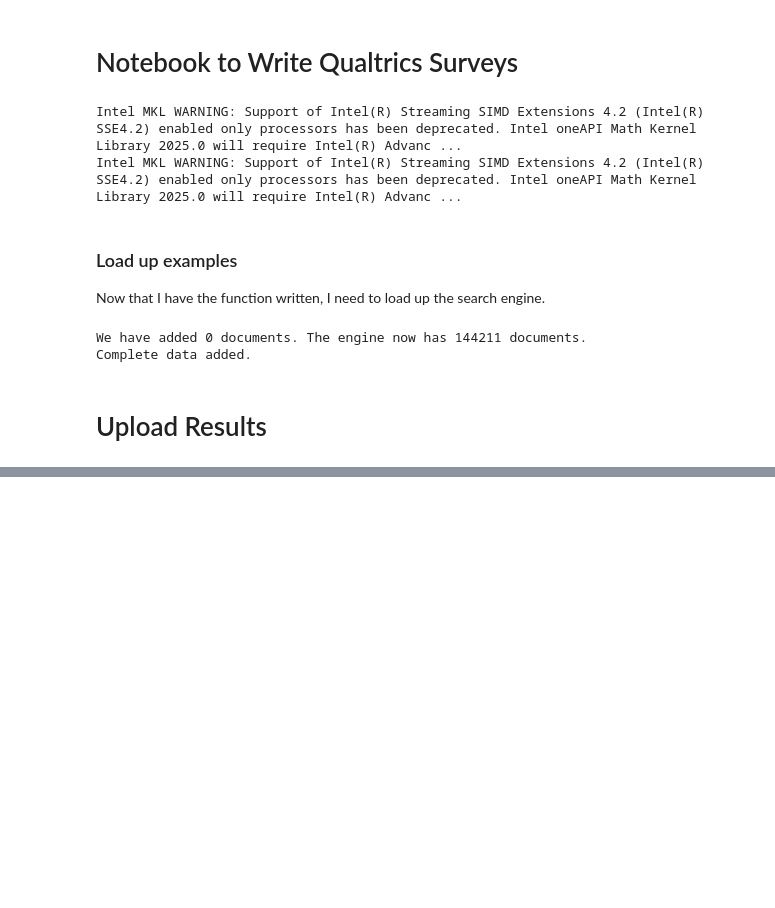
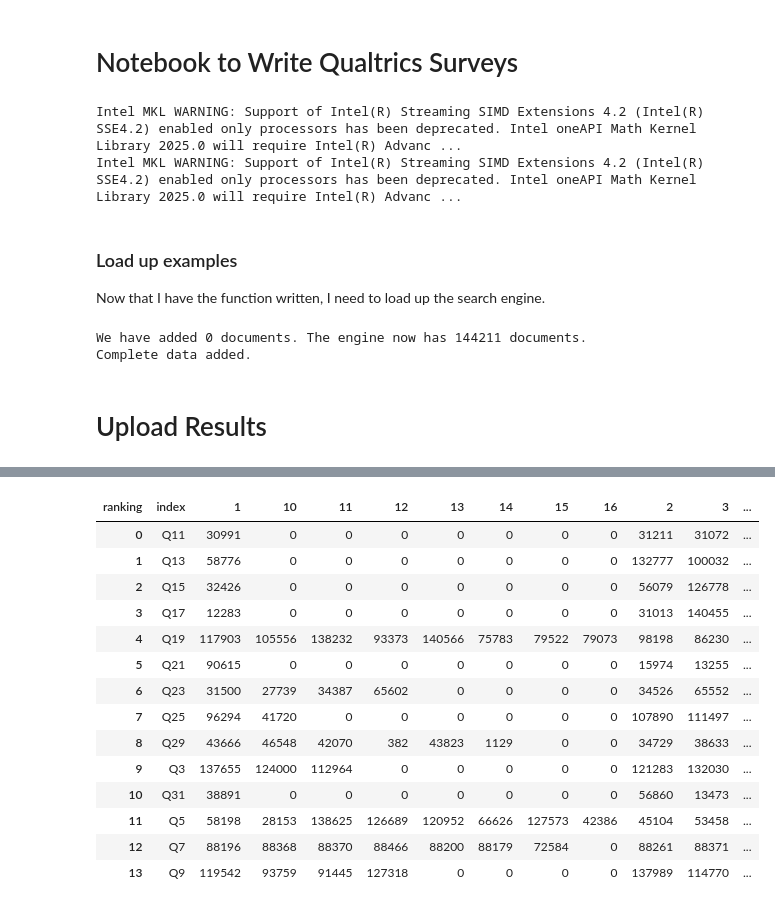
Before and after one commit to scmcqueen/StarTrek_SearchEngine, a Jupyter notebook: qsf_filler.ipynb, the cells around one changed output, grey strips where cells are left out. Saved outputs shown, nothing was run; the diff lists cells and outputs as text; code cells hidden in the pictures; blank space fills up the shorter version.

Commit message:
read in results

```diff
--- a/qsf_filler.ipynb
+++ b/qsf_filler.ipynb
@@ -297,0 +256,3 @@ print(df_rankings.head())
+# %%
+ranking_cols = [x for x in list(cols) if '_' in x]
+results[ranking_cols]
@@ -297,0 +290,48 @@ print(df_rankings.head())
+# %%
+col_results = results[ranking_cols].T
+col_results.dropna(inplace=True)
+col_results.columns = ['question','id','ranking']
+col_results = col_results.reset_index()
+col_results['quote']=col_results['question'].apply(lambda x: x[x.index('-')+2:])
+col_results['index'] = col_results['index'].apply(lambda x: x[:x.index('_')])
+# %%
+col_results['quote_id']=col_results['quote'].apply(lambda x: questions_ids[questions_ids.choices==x]['indices'].values[0])
+# %%
+map = {'Q3':'doctor',
+       'Q5':'dream',
+       'Q7':'candle',
+       'Q9':'counselor',
+       'Q11':'molly',
+       'Q13':'child',
+       'Q15':'religion',
+       'Q17':'story',
+       'Q19':'humanity',
+       'Q21':'prune',
+       'Q23':'engineer',
+       'Q25':'struggle',
+       'Q27':'inequality',
+       'Q29':'prophets',
+       'Q31':'bajor'
+       }
+# %%
+final_ranking=col_results.pivot_table(columns='ranking',index='index',values='quote_id',fill_value=0)
+final_ranking=final_ranking.reset_index()
+final_ranking['query']=final_ranking['index'].apply(lambda x: map[x])
+
+final_ranking
+# %% [output]
+| ranking | index | 1 | 10 | 11 | 12 | 13 | 14 | 15 | 16 | 2 | 3 | ... |
+| 0 | Q11 | 30991 | 0 | 0 | 0 | 0 | 0 | 0 | 0 | 31211 | 31072 | ... |
+| 1 | Q13 | 58776 | 0 | 0 | 0 | 0 | 0 | 0 | 0 | 132777 | 100032 | ... |
+| 2 | Q15 | 32426 | 0 | 0 | 0 | 0 | 0 | 0 | 0 | 56079 | 126778 | ... |
+| 3 | Q17 | 12283 | 0 | 0 | 0 | 0 | 0 | 0 | 0 | 31013 | 140455 | ... |
+| 4 | Q19 | 117903 | 105556 | 138232 | 93373 | 140566 | 75783 | 79522 | 79073 | 98198 | 86230 | ... |
+| 5 | Q21 | 90615 | 0 | 0 | 0 | 0 | 0 | 0 | 0 | 15974 | 13255 | ... |
+| 6 | Q23 | 31500 | 27739 | 34387 | 65602 | 0 | 0 | 0 | 0 | 34526 | 65552 | ... |
+| 7 | Q25 | 96294 | 41720 | 0 | 0 | 0 | 0 | 0 | 0 | 107890 | 111497 | ... |
+| 8 | Q29 | 43666 | 46548 | 42070 | 382 | 43823 | 1129 | 0 | 0 | 34729 | 38633 | ... |
+| 9 | Q3 | 137655 | 124000 | 112964 | 0 | 0 | 0 | 0 | 0 | 121283 | 132030 | ... |
+| 10 | Q31 | 38891 | 0 | 0 | 0 | 0 | 0 | 0 | 0 | 56860 | 13473 | ... |
+| 11 | Q5 | 58198 | 28153 | 138625 | 126689 | 120952 | 66626 | 127573 | 42386 | 45104 | 53458 | ... |
+| 12 | Q7 | 88196 | 88368 | 88370 | 88466 | 88200 | 88179 | 72584 | 0 | 88261 | 88371 | ... |
+| 13 | Q9 | 119542 | 93759 | 91445 | 127318 | 0 | 0 | 0 | 0 | 137989 | 114770 | ... |
```
Also changed, not shown: parts of 6 cells of this notebook.
